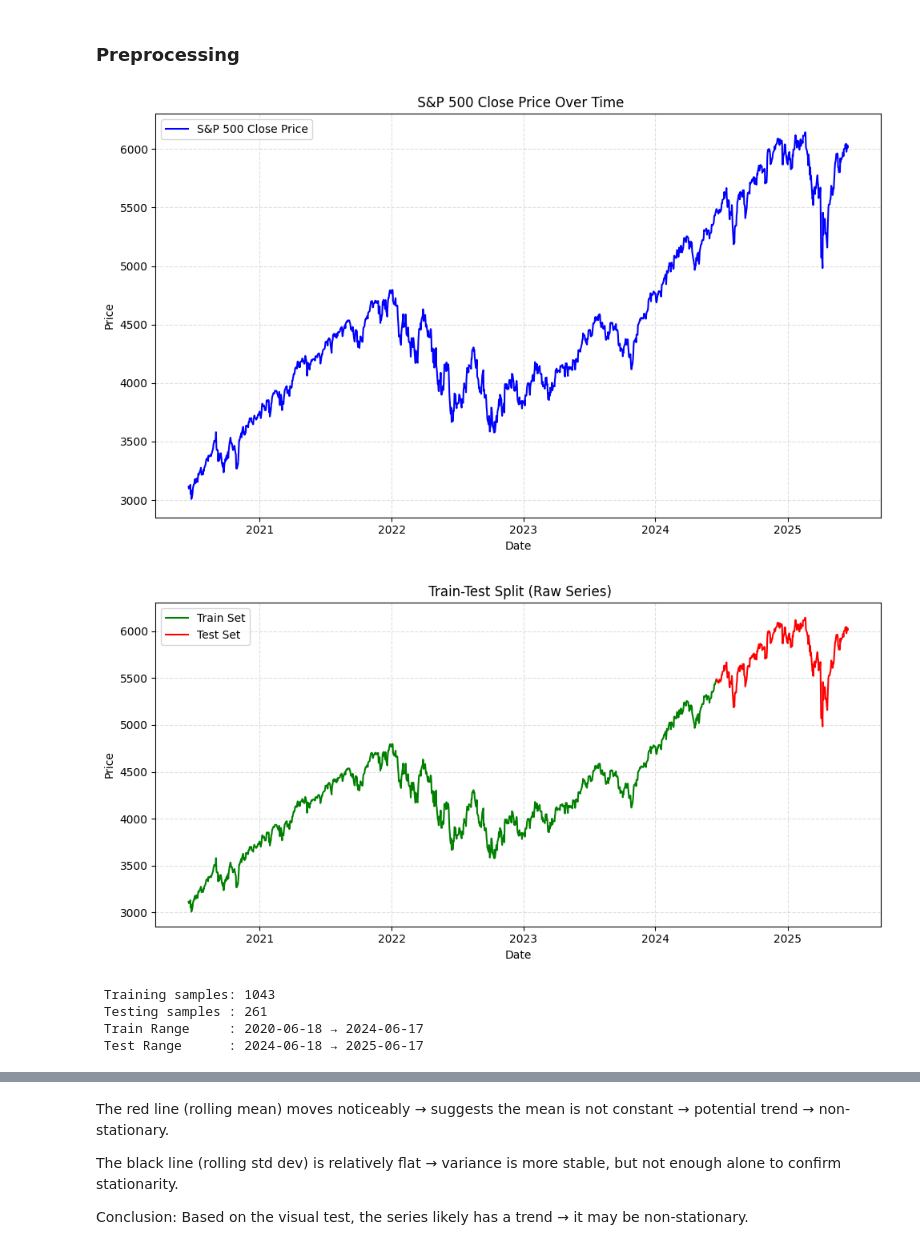
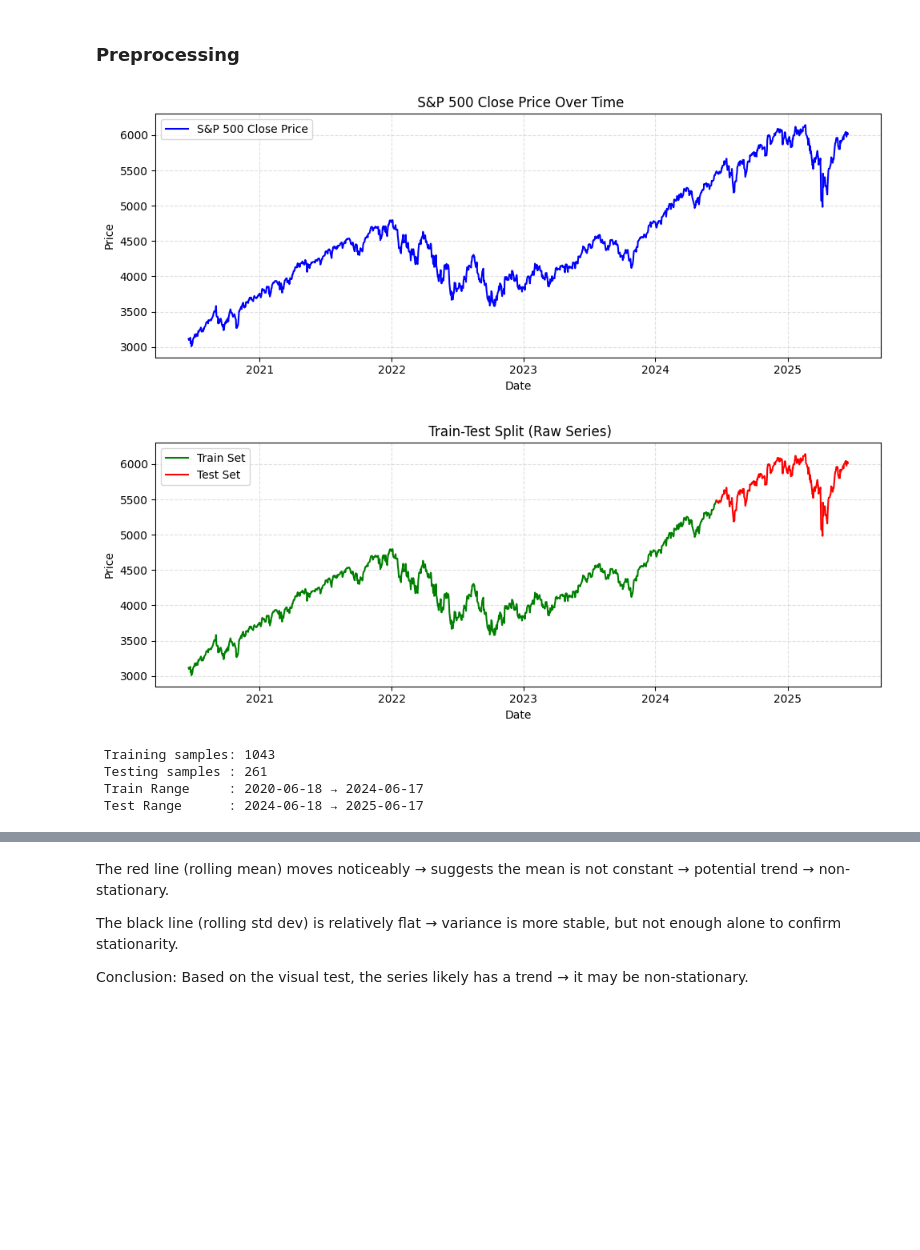
Before and after one commit to rhkraptor/FoEM, a Jupyter notebook: FoEM_Projekt.ipynb, the cells around one changed output, grey strips where cells are left out. Cells and saved outputs as stored; diff of their text form; code cells hidden in the pictures; blank space fills up the shorter version.

```diff
--- a/FoEM_Projekt.ipynb
+++ b/FoEM_Projekt.ipynb
@@ -307,41 +307,41 @@ ts_full = sp500['Close'].copy()
 ts_raw = ts_full.copy()  #  Keep a clean version for global use (used later for decomposition, Prophet etc.)
 
 # Plot full raw series
-plt.figure(figsize=(10, 6))
+plt.figure(figsize=(10, 4))
 plt.plot(ts_full, label='S&P 500 Close Price', color='blue')
 plt.title(" S&P 500 Close Price Over Time")
 plt.xlabel("Date")
 plt.ylabel("Price")
 plt.grid(True, linestyle='--', alpha=0.4)
 plt.legend()
 plt.tight_layout()
 plt.show()
 
 #  Split 80/20 for forecasting
 split_index = int(len(ts_full) * TRAIN_TEST_SPLIT)
 ts_train_raw = ts_full[:split_index]
 ts_test_raw  = ts_full[split_index:]
 
 #  Visualize split
-plt.figure(figsize=(10, 5))
+plt.figure(figsize=(10, 4))
 plt.plot(ts_train_raw, label='Train Set', color='green')
 plt.plot(ts_test_raw, label='Test Set', color='red')
 plt.title(" Train-Test Split (Raw Series)")
 plt.xlabel("Date")
 plt.ylabel("Price")
 plt.legend()
 plt.grid(True, linestyle='--', alpha=0.4)
 plt.tight_layout()
 plt.show()
 
 #  Summary
 print(f" Training samples: {len(ts_train_raw)}")
 print(f" Testing samples : {len(ts_test_raw)}")
 print(f" Train Range     : {ts_train_raw.index.min().date()} → {ts_train_raw.index.max().date()}")
 print(f" Test Range      : {ts_test_raw.index.min().date()} → {ts_test_raw.index.max().date()}")
 # %% [output]
-[figure, old version]
+[figure, new version]
-[figure, old version]
+[figure, new version]
  Training samples: 1043
  Testing samples : 261
  Train Range     : 2020-06-18 → 2024-06-17
```
Also changed, not shown: parts of 25 cells of this notebook, 1 other file.
